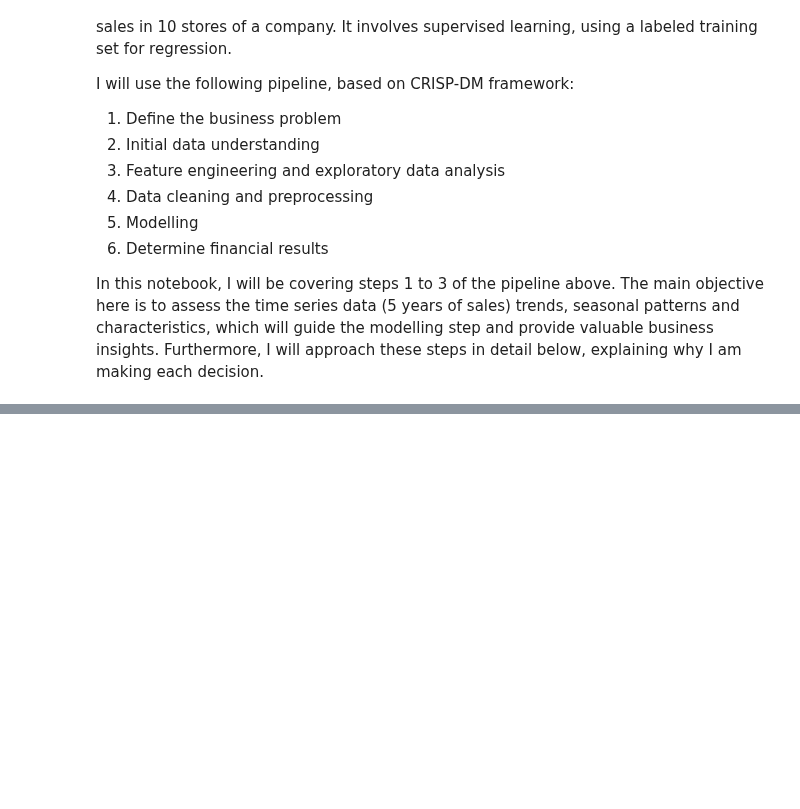
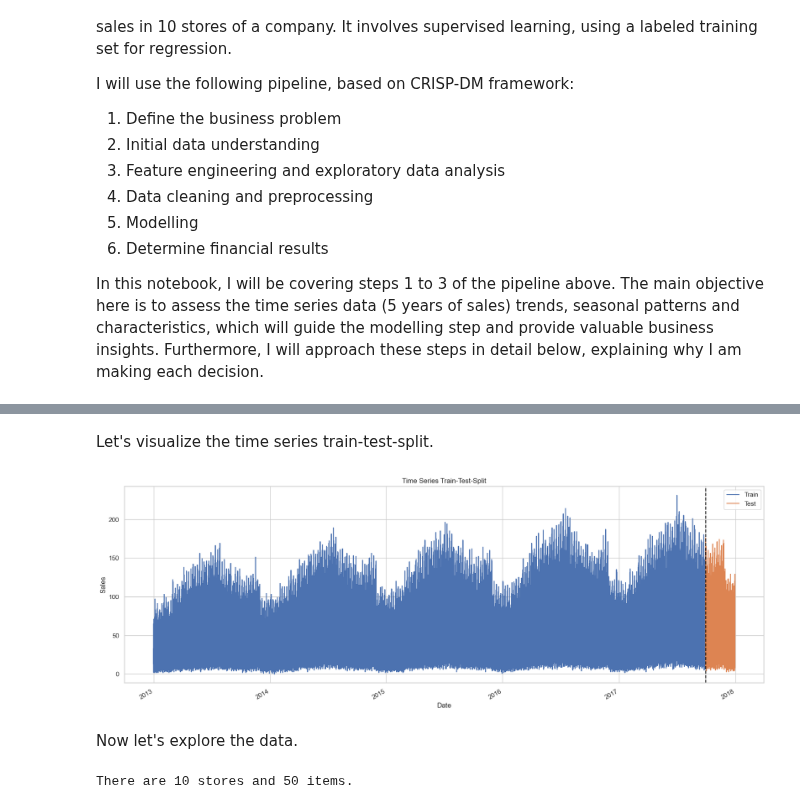
Before and after one commit to allmeidaapedro/Store-Item-Demand-Forecasting, a Jupyter notebook: notebooks/eda.ipynb, the cells around one changed output, grey strips where cells are left out. Cells and saved outputs as stored; diff of their text form; code cells hidden in the pictures; blank space fills up the shorter version.

```diff
--- a/notebooks/eda.ipynb
+++ b/notebooks/eda.ipynb
@@ -27,0 +125,5 @@ As a result, the business problem will be resolved.
+# %%
+df['date'] = pd.to_datetime(df['date'])
+df.set_index('date', inplace=True)
+df.sort_values(by=['date', 'store', 'item'], inplace=True)
+df.head()
@@ -27,0 +145,15 @@ As a result, the business problem will be resolved.
+# %%
+def eda_time_series_features(data):
+
+    df = data.copy()
+    df['dayofweek'] = df.index.dayofweek
+    df['quarter'] = df.index.quarter
+    df['month'] = df.index.month
+    df['year'] = df.index.year
+    df['dayofyear'] = df.index.dayofyear
+    df['dayofmonth'] = df.index.day
+    df['weekofyear'] = df.index.isocalendar().week.astype(np.float64)
+
+    return df
+# %%
+df = eda_time_series_features(df)
@@ -27,0 +173,3 @@ As a result, the business problem will be resolved.
+# %%
+train = df.loc[df.index < '2017-09-30']
+test = df.loc[df.index >= '2017-09-30']
@@ -27,0 +182,22 @@ As a result, the business problem will be resolved.
+# %% [markdown]
+Let's visualize the time series train-test-split.
+# %%
+figure, ax = plt.subplots(figsize=(20, 7))
+
+train.plot(ax=ax, label='Train', y='sales')
+test.plot(ax=ax, label='Test', y='sales')
+
+ax.axvline('2017-09-30', color='black', ls='--')
+
+plt.title('Time Series Train-Test-Split')
+plt.xlabel('Date')
+plt.ylabel('Sales')
+plt.show()
+# %% [output]
+[figure, added]
+# %% [markdown]
+Now let's explore the data.
+# %%
+print(f"There are {train['store'].nunique()} stores and {train['item'].nunique()} items.")
+# %% [output]
+There are 10 stores and 50 items.
```
Also changed, not shown: parts of 36 cells of this notebook.
